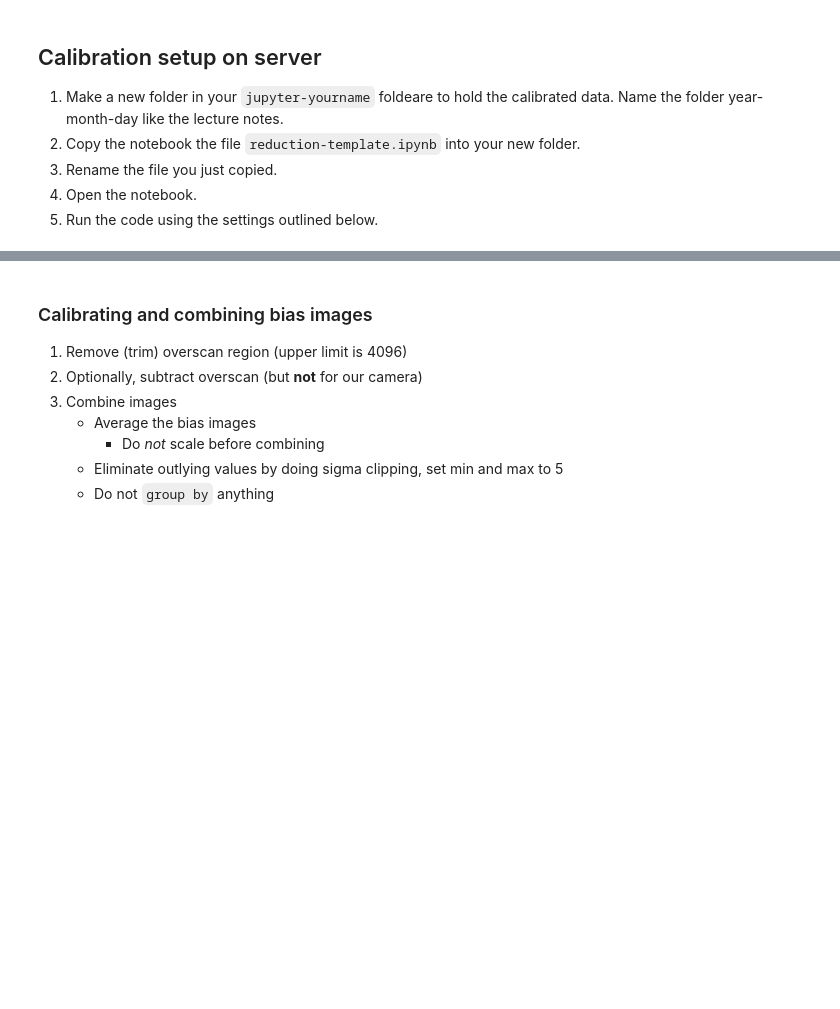
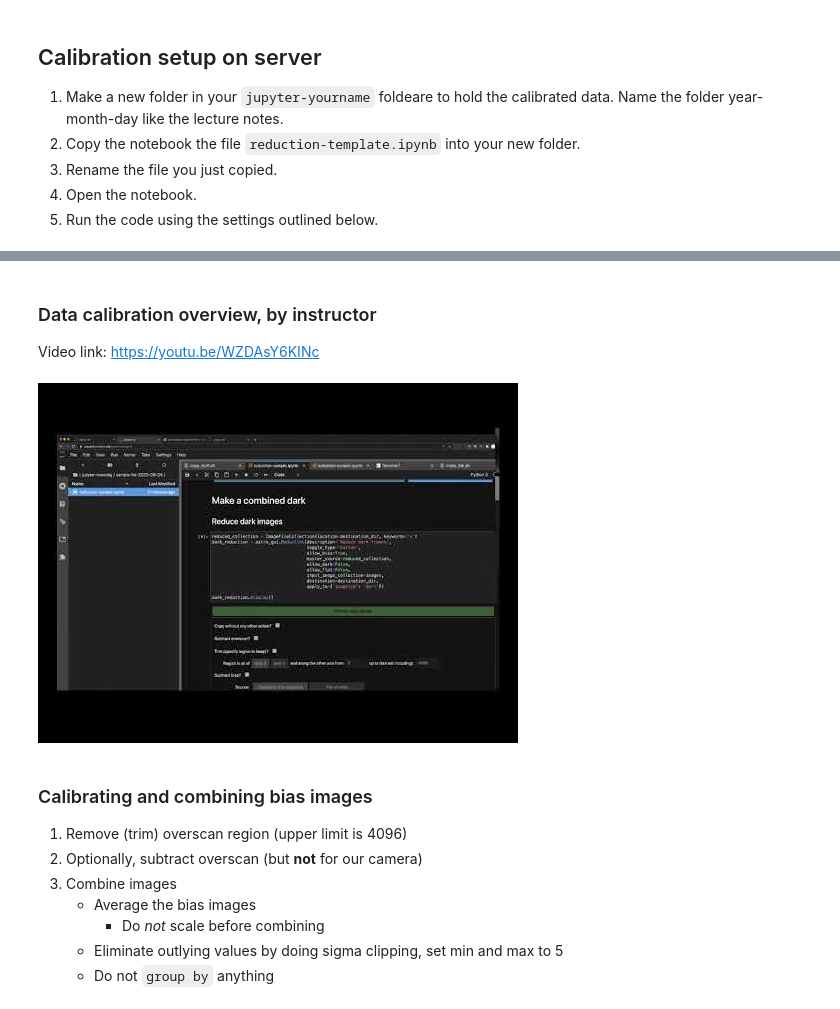
Before and after one commit to mwcraig/ast366-fall-2020, a Jupyter notebook: 2020-09-24.ipynb, the cells around one changed output, grey strips where cells are left out. Drawn from its saved outputs; the diff is of its cells as text; code cells hidden in the pictures; blank space fills up the shorter version.

```diff
--- a/2020-09-24.ipynb
+++ b/2020-09-24.ipynb
@@ -24,3 +34,11 @@ Reduction ↔ Calibration
+# %% [markdown]
+### Data calibration overview, by instructor
+
+Video link: https://youtu.be/WZDAsY6KINc
+# %%
+YouTubeVideo('WZDAsY6KINc')
+# %% [output]
+[figure, added]
 # %% [markdown]
 ### Calibrating and combining bias images
 
```
Also changed, not shown: parts of 5 cells of this notebook, 1 other file.
